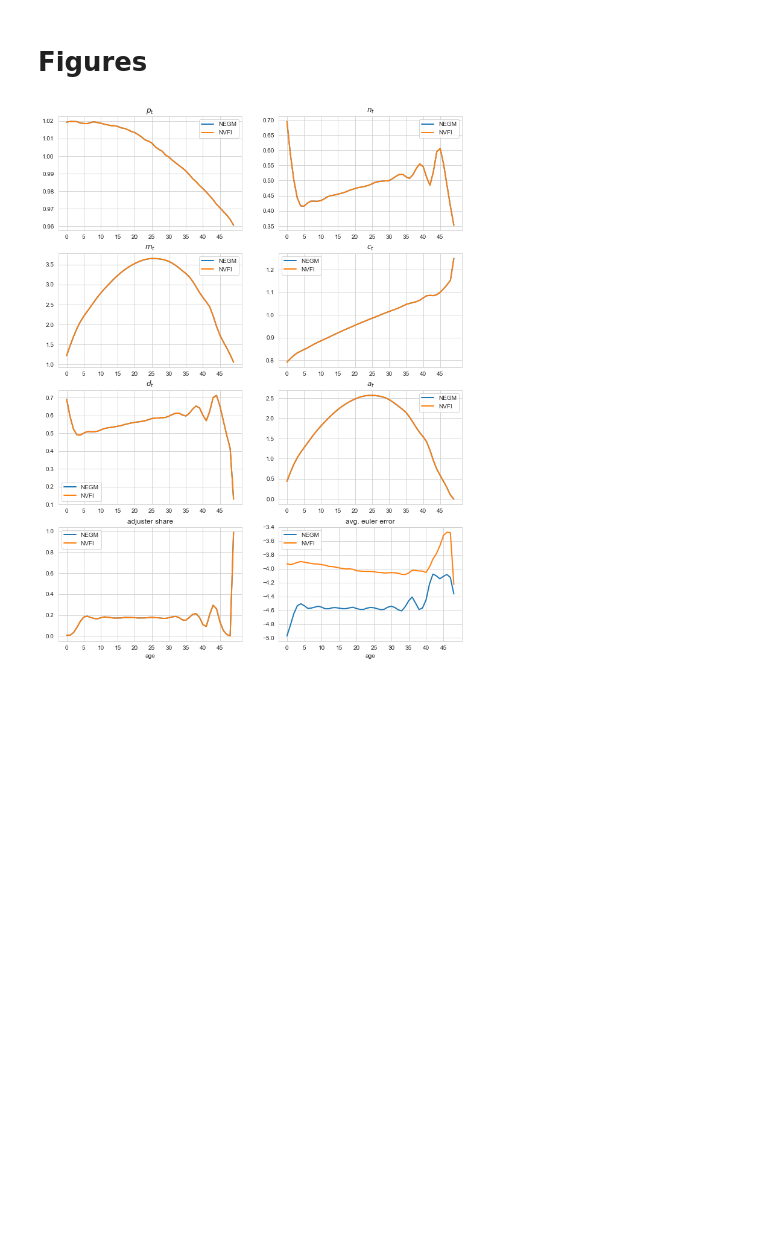
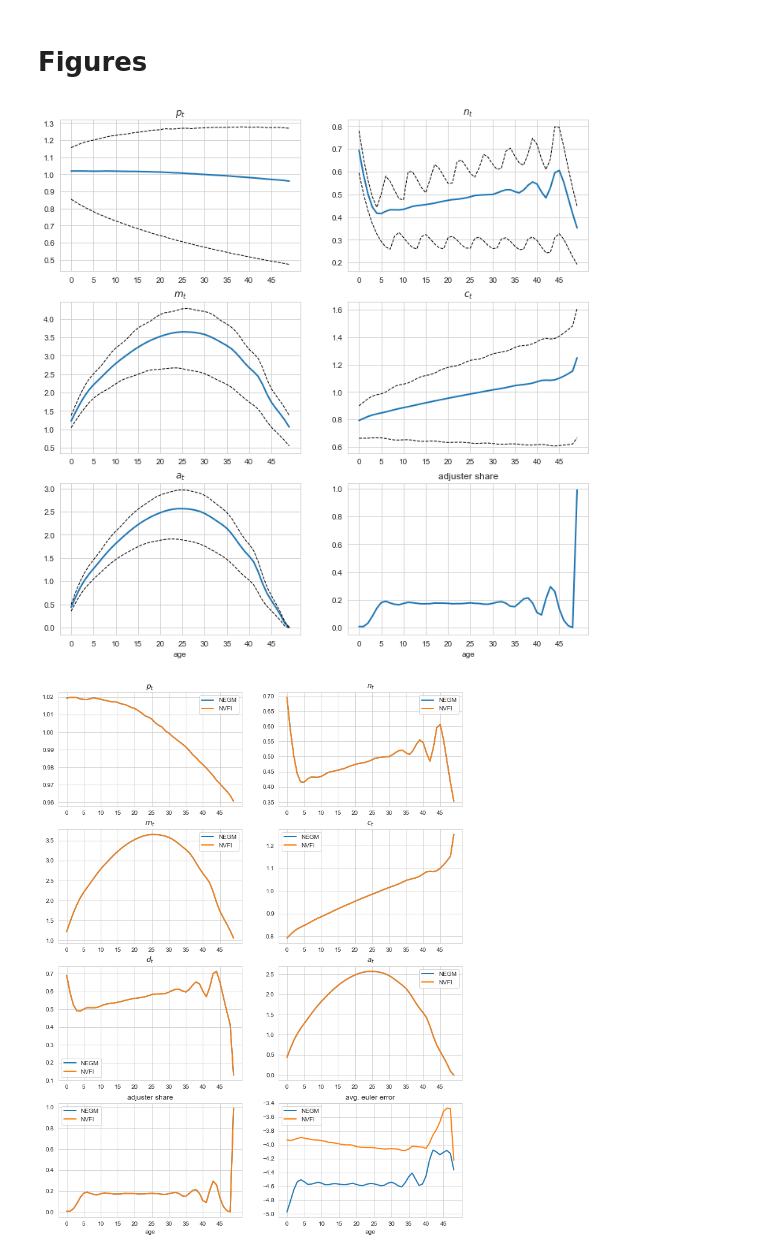
Before and after one commit to NumEconCopenhagen/ConsumptionSavingNotebooks, a Jupyter notebook: DurableConsumptionModel/Results.ipynb, the cells around one changed output. Saved outputs shown, nothing was run; the diff lists cells and outputs as text; code cells hidden in the pictures; blank space fills up the shorter version.

```diff
--- a/DurableConsumptionModel/Results.ipynb
+++ b/DurableConsumptionModel/Results.ipynb
@@ -20,7 +20,7 @@ from DurableConsumptionModel import DurableConsumptionModelClass
 # %% [markdown]
 # Main
 # %%
-load = False
+load = True
 load_negm = load
 load_negm_cpp = load
 load_negm_simple = load
@@ -153,6 +153,10 @@ main_models = [models[('nvfi_cpp',i)],models[('nvfi',i)],models[('negm_cpp',i)],
 tabs.all(main_models,postfix='_python')
 # %% [markdown]
 # Figures
+# %%
+models[('negm_cpp',len(facs)-1)].lifecycle()
+# %% [output]
+[figure, added]
 # %%
 from figs import lifecycle_compare
 lifecycle_compare(models[('negm_cpp',len(facs)-1)],'NEGM',models[('nvfi_cpp',len(facs)-1)],'NVFI',do_euler_errors=True)
```
Also changed, not shown: parts of 2 cells of this notebook, 5 other files.
